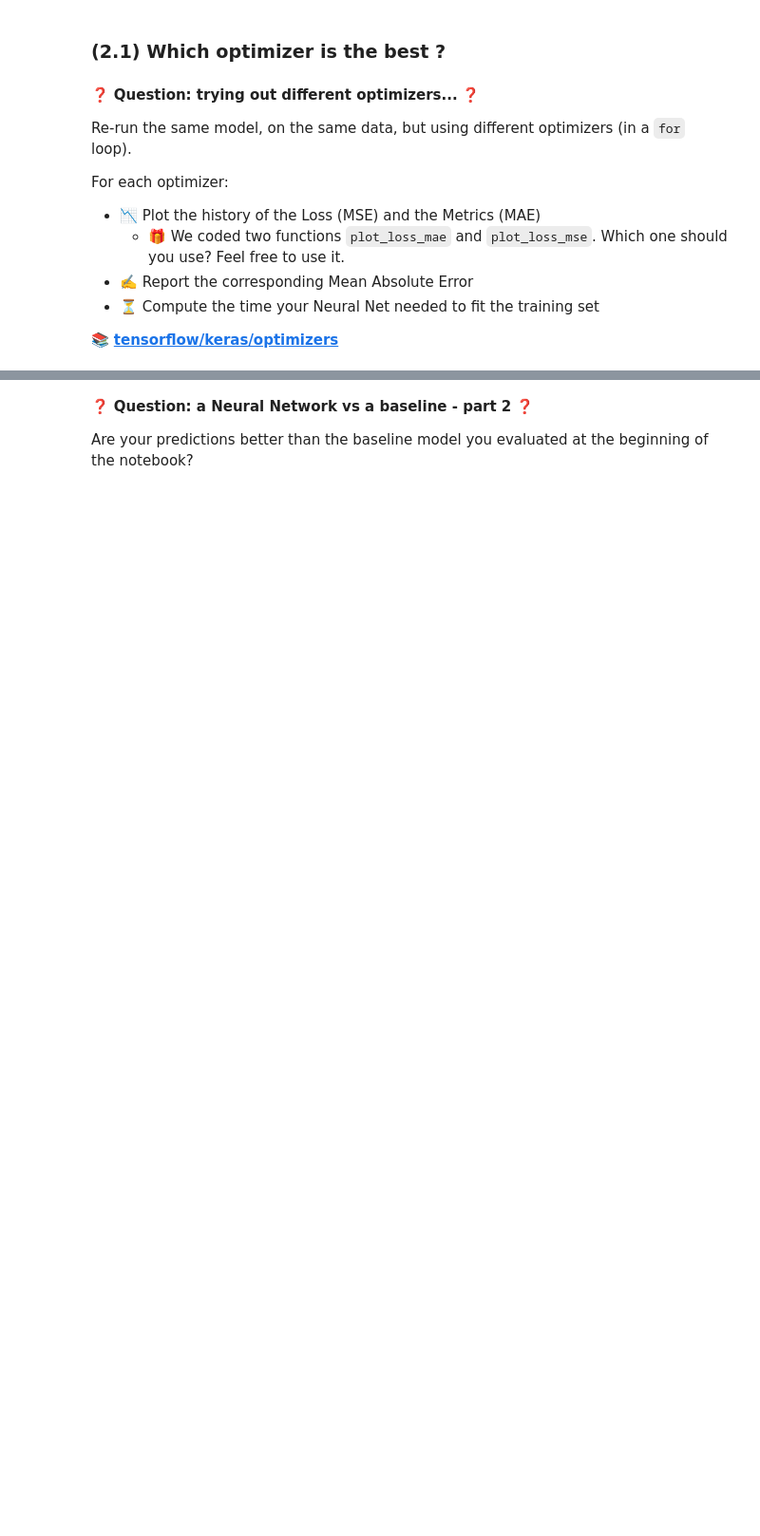
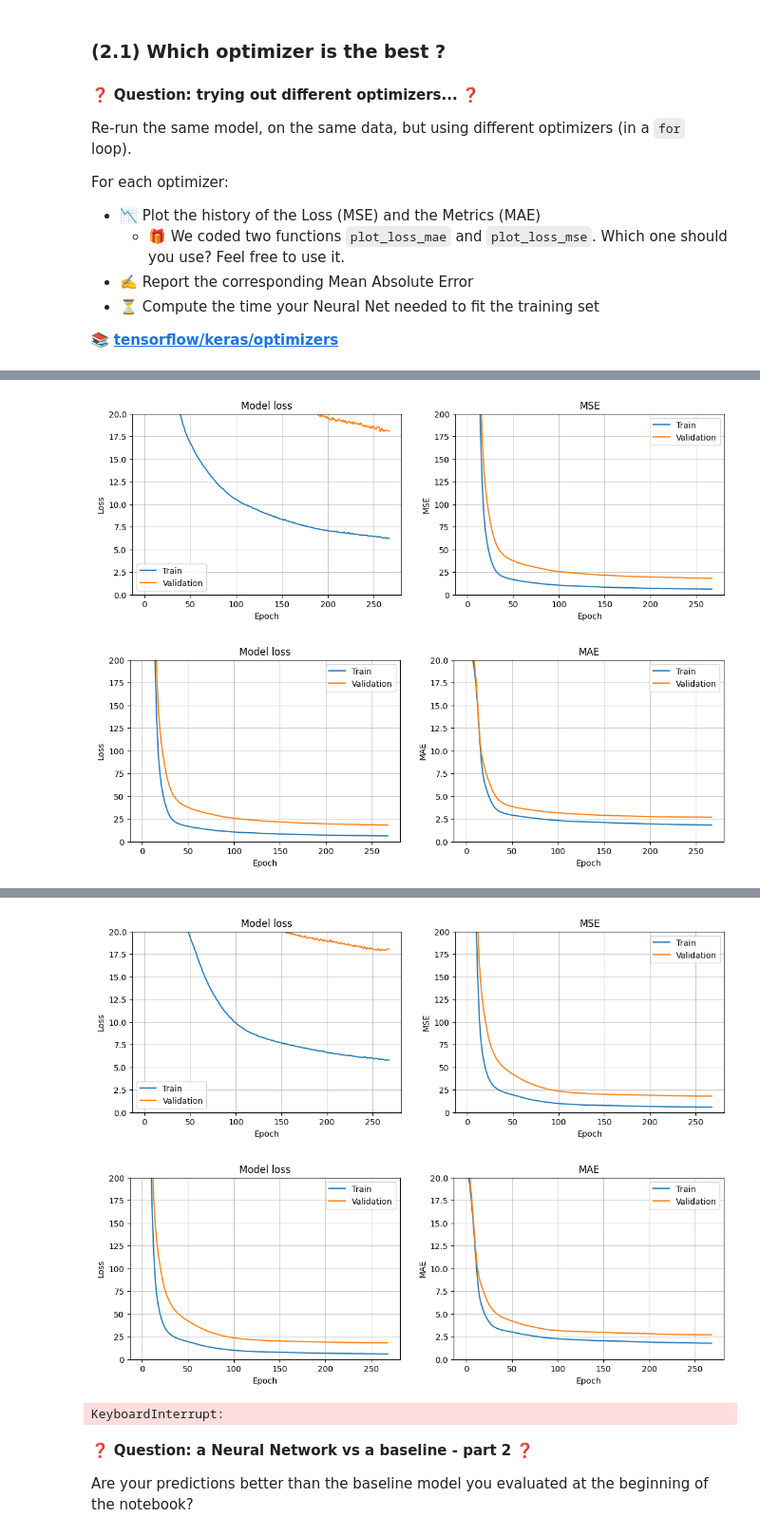
Before and after one commit to jharika23/data-finetune-your-neural-network, a Jupyter notebook: Finetune-and-save-your-neural-network.ipynb, the cells around one changed output, grey strips where cells are left out. Shown at 95% size. Cells and saved outputs as stored; diff of their text form; code cells hidden in the pictures; blank space fills up the shorter version.

```diff
--- a/Finetune-and-save-your-neural-network.ipynb
+++ b/Finetune-and-save-your-neural-network.ipynb
@@ -103,0 +168,3 @@ We already covered this question about the **number of parameters in a Fully Con
+# %%
+model = initialize_model(X_train_scaled.shape[-1])
+model.summary()
@@ -156,0 +242,16 @@ pass  # YOUR CODE HERE
+# %%
+from tensorflow.keras.callbacks import EarlyStopping
+
+optimizer = 'adam'
+es = EarlyStopping(patience=30,restore_best_weights=True)
+model = initialize_model(X_train_scaled.shape[-1])
+model = compile_model(model,optimizer)
+# Fit the model on the train data
+model.fit(X_train_scaled, y_train,
+                    validation_split = 0.3,
+                    epochs = 500,
+                    batch_size = 16,
+                    verbose = 0,
+                    callbacks = [es])
+
+res = model.evaluate(X_test_scaled,y_test)[-1]
@@ -228,3 +333,29 @@ def plot_loss_mse(history):
     ax2.grid(axis="y",linewidth=0.5)
 
     plt.show()
+# %%
+optimizers = ['adadelta','adagrad','adam','adamax','ftrl','nadam','optimizer','rmsprop','sdg']
+
+test_score = []
+es = EarlyStopping(patience=10,restore_best_weights=True)
+for opt in optimizers:
+
+
+    model = initialize_model(X_train_scaled.shape[-1])
+    model = compile_model(model,optimizer)
+    # Fit the model on the train data
+    history = model.fit(X_train_scaled, y_train,
+                        validation_split = 0.3,
+                        epochs = 500,
+                        batch_size = 16,
+                        verbose = 0,
+                        callbacks = [es])
+
+    # print(history.history.keys())
+
+    test_score.append(model.evaluate(X_test_scaled,y_test)[-1])
+
+    print(f'Optimizer is : {opt}')
+    plot_loss_mse(history)
+    plot_loss_mae(history)
+# %% [output]
@@ -230,0 +364,2 @@ def plot_loss_mse(history):
+[figure, added]
+[figure, added]
@@ -231,3 +368,6 @@ def plot_loss_mse(history):
+[figure, added]
+[figure, added]
+KeyboardInterrupt:
 # %% [markdown]
 ❓ **Question: a Neural Network vs a baseline - part 2** ❓
 
```
Also changed, not shown: parts of 30 cells of this notebook, 1 other file.
